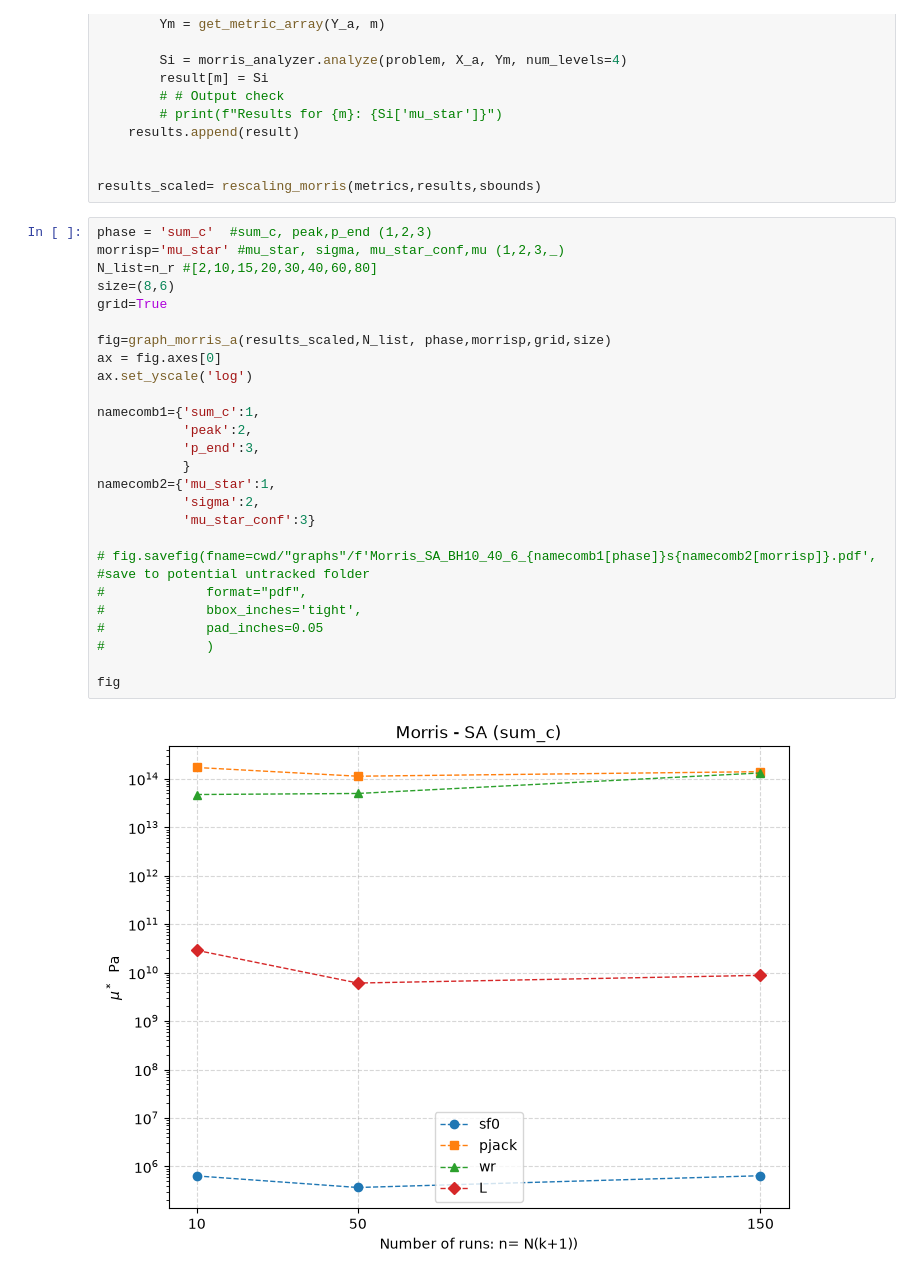
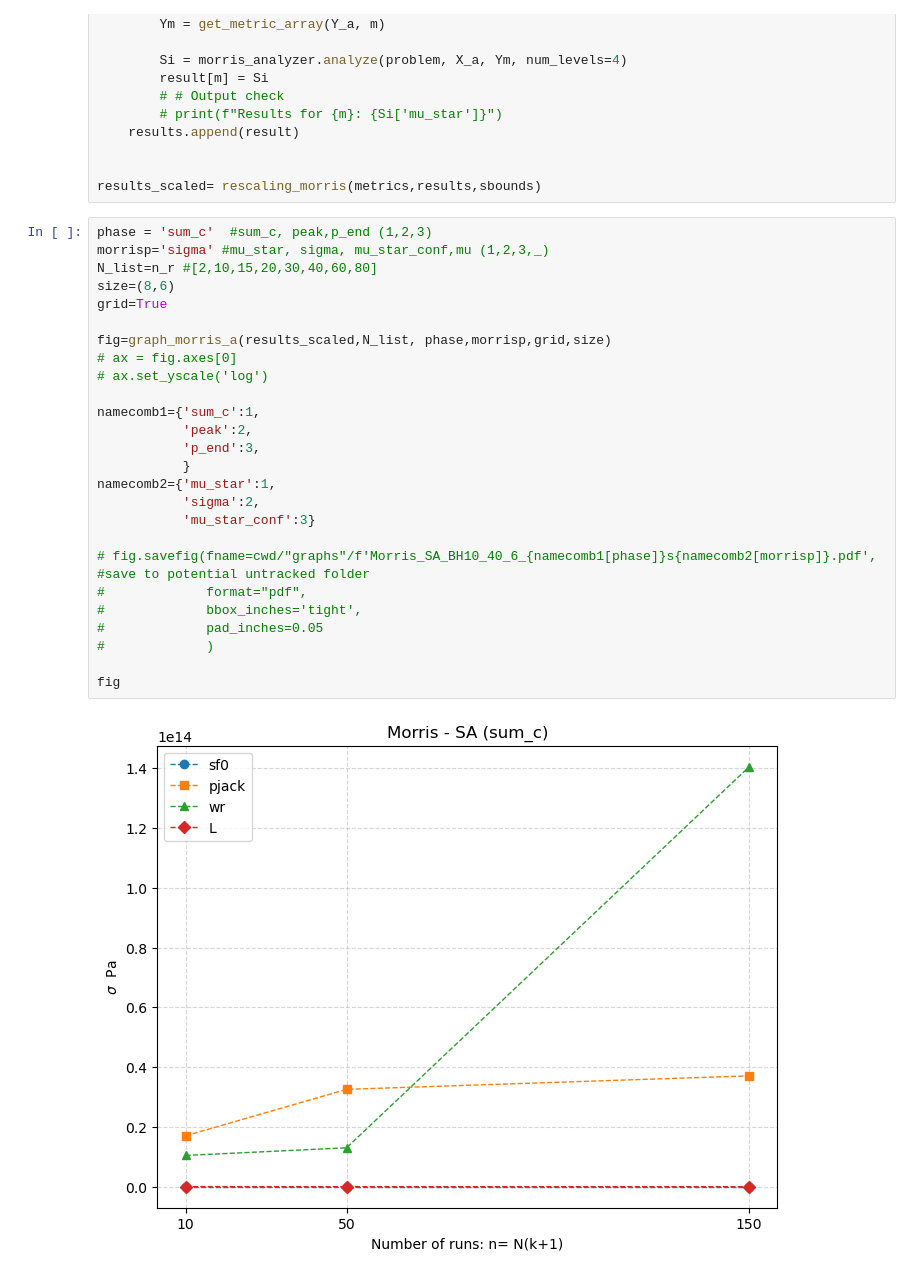
Before and after one commit to Leo-kp/Line_source_SA, a Jupyter notebook: Sensitivity_Analysis_postp.ipynb, the cells around one changed output. Saved outputs shown, nothing was run; the diff lists cells and outputs as text.

```diff
--- a/Sensitivity_Analysis_postp.ipynb
+++ b/Sensitivity_Analysis_postp.ipynb
@@ -209,29 +209,29 @@ for version in version_list:
 results_scaled= rescaling_morris(metrics,results,sbounds)
 # %%
 phase = 'sum_c'  #sum_c, peak,p_end (1,2,3)
-morrisp='mu_star' #mu_star, sigma, mu_star_conf,mu (1,2,3,_)
+morrisp='sigma' #mu_star, sigma, mu_star_conf,mu (1,2,3,_)
 N_list=n_r #[2,10,15,20,30,40,60,80]
 size=(8,6)
 grid=True
 
 fig=graph_morris_a(results_scaled,N_list, phase,morrisp,grid,size)
-ax = fig.axes[0]
-ax.set_yscale('log')
+# ax = fig.axes[0]
+# ax.set_yscale('log')
 
 namecomb1={'sum_c':1,
            'peak':2,
            'p_end':3,
            }
 namecomb2={'mu_star':1,
            'sigma':2,
            'mu_star_conf':3}
 
 # fig.savefig(fname=cwd/"graphs"/f'Morris_SA_BH10_40_6_{namecomb1[phase]}s{namecomb2[morrisp]}.pdf',  #save to potential untracked folder
 #             format="pdf",
 #             bbox_inches='tight',
 #             pad_inches=0.05
 #             )
 
 fig
 # %% [output]
-[figure, old version]
+[figure, new version]
```
Also changed, not shown: parts of 1 cell of this notebook, 27 other files.
